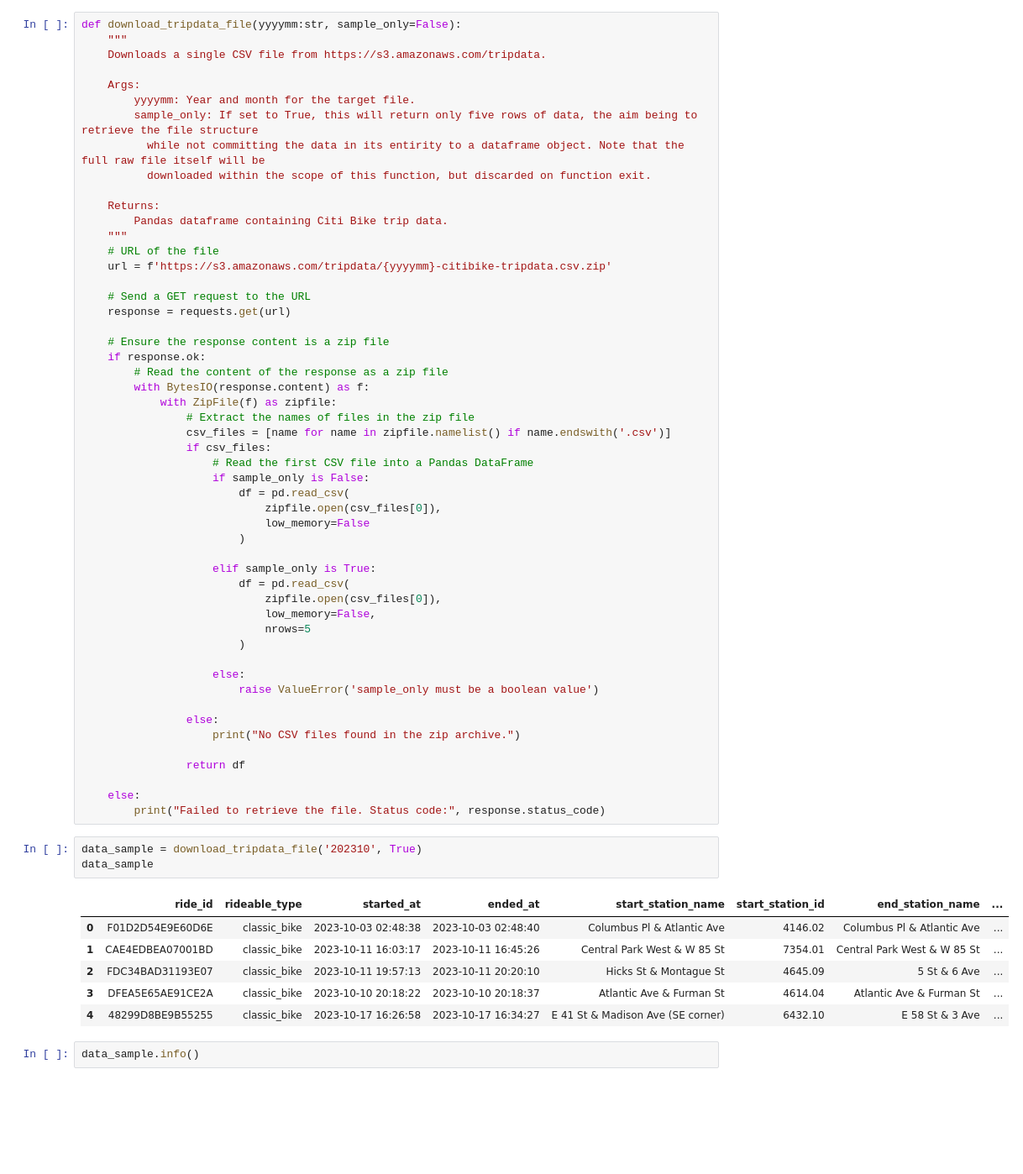
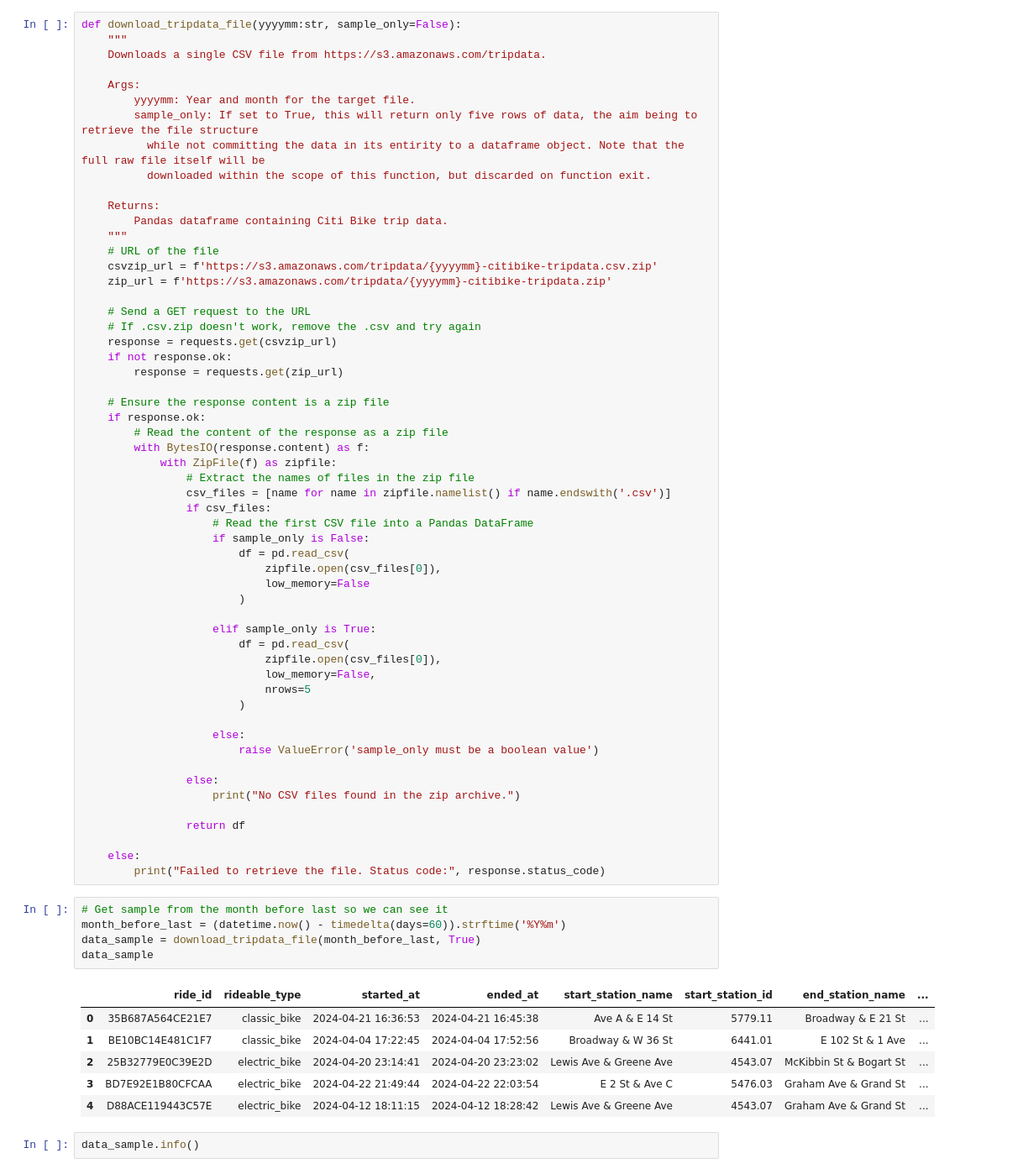
Before and after one commit to wxbaum/citibike, a Jupyter notebook: notebooks/Citibike Data Pull.ipynb, the cells around one changed output. Shown: that part at 84% size. Drawn from its saved outputs; the diff is of its cells as text; blank space fills up the shorter version.

```diff
--- a/notebooks/Citibike Data Pull.ipynb
+++ b/notebooks/Citibike Data Pull.ipynb
@@ -56,10 +48,14 @@ def download_tripdata_file(yyyymm:str, sample_only=False):
         Pandas dataframe containing Citi Bike trip data.
     """
     # URL of the file
-    url = f'https://s3.amazonaws.com/tripdata/{yyyymm}-citibike-tripdata.csv.zip'
+    csvzip_url = f'https://s3.amazonaws.com/tripdata/{yyyymm}-citibike-tripdata.csv.zip'
+    zip_url = f'https://s3.amazonaws.com/tripdata/{yyyymm}-citibike-tripdata.zip'
 
     # Send a GET request to the URL
-    response = requests.get(url)
+    # If .csv.zip doesn't work, remove the .csv and try again
+    response = requests.get(csvzip_url)
+    if not response.ok:
+        response = requests.get(zip_url)
 
     # Ensure the response content is a zip file
     if response.ok:
@@ -94,15 +90,17 @@ def download_tripdata_file(yyyymm:str, sample_only=False):
     else:
         print("Failed to retrieve the file. Status code:", response.status_code)
 # %%
-data_sample = download_tripdata_file('202310', True)
+# Get sample from the month before last so we can see it
+month_before_last = (datetime.now() - timedelta(days=60)).strftime('%Y%m')
+data_sample = download_tripdata_file(month_before_last, True)
 data_sample
 # %% [output]
 |  | ride_id | rideable_type | started_at | ended_at | start_station_name | start_station_id | end_station_name | ... |
-| 0 | F01D2D54E9E60D6E | classic_bike | 2023-10-03 02:48:38 | 2023-10-03 02:48:40 | Columbus Pl & Atlantic Ave | 4146.02 | Columbus Pl & Atlantic Ave | ... |
-| 1 | CAE4EDBEA07001BD | classic_bike | 2023-10-11 16:03:17 | 2023-10-11 16:45:26 | Central Park West & W 85 St | 7354.01 | Central Park West & W 85 St | ... |
-| 2 | FDC34BAD31193E07 | classic_bike | 2023-10-11 19:57:13 | 2023-10-11 20:20:10 | Hicks St & Montague St | 4645.09 | 5 St & 6 Ave | ... |
-| 3 | DFEA5E65AE91CE2A | classic_bike | 2023-10-10 20:18:22 | 2023-10-10 20:18:37 | Atlantic Ave & Furman St | 4614.04 | Atlantic Ave & Furman St | ... |
-| 4 | 48299D8BE9B55255 | classic_bike | 2023-10-17 16:26:58 | 2023-10-17 16:34:27 | E 41 St & Madison Ave (SE corner) | 6432.10 | E 58 St & 3 Ave | ... |
+| 0 | 35B687A564CE21E7 | classic_bike | 2024-04-21 16:36:53 | 2024-04-21 16:45:38 | Ave A & E 14 St | 5779.11 | Broadway & E 21 St | ... |
+| 1 | BE10BC14E481C1F7 | classic_bike | 2024-04-04 17:22:45 | 2024-04-04 17:52:56 | Broadway & W 36 St | 6441.01 | E 102 St & 1 Ave | ... |
+| 2 | 25B32779E0C39E2D | electric_bike | 2024-04-20 23:14:41 | 2024-04-20 23:23:02 | Lewis Ave & Greene Ave | 4543.07 | McKibbin St & Bogart St | ... |
+| 3 | BD7E92E1B80CFCAA | electric_bike | 2024-04-22 21:49:44 | 2024-04-22 22:03:54 | E 2 St & Ave C | 5476.03 | Graham Ave & Grand St | ... |
+| 4 | D88ACE119443C57E | electric_bike | 2024-04-12 18:11:15 | 2024-04-12 18:28:42 | Lewis Ave & Greene Ave | 4543.07 | Graham Ave & Grand St | ... |
 # %%
 data_sample.info()
 # %% [output]
```
Also changed, not shown: parts of 16 cells of this notebook, 1 other file.
